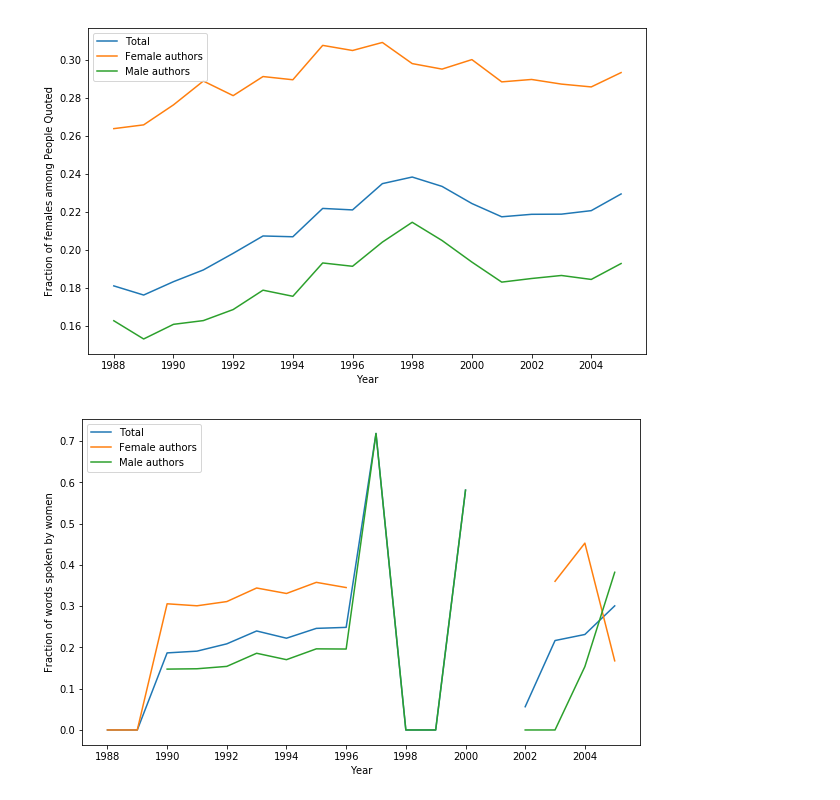
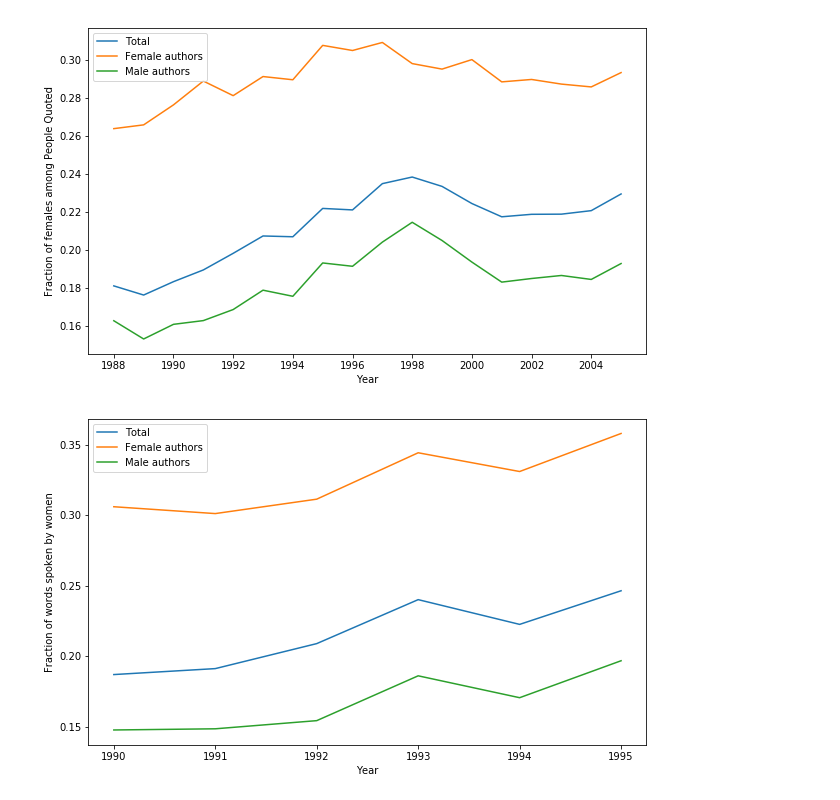
Before and after one commit to viswajithiii/gendermeme, a Jupyter notebook: Explore NYT Results.ipynb, the cells around one changed output. Drawn from its saved outputs; the diff is of its cells as text; code cells hidden in the pictures.

```diff
--- a/Explore NYT Results.ipynb
+++ b/Explore NYT Results.ipynb
@@ -76,7 +76,7 @@ def display_table(groupedby):
             agg_table['{}_{}_ratio'.format(counts, gend)] = agg_table[counts + '_' + gend]/sum_
     return agg_table
 # %%
-def plot_ratio_over_time(df, criterion, gender, desc='', only_women=False):
+def plot_ratio_over_time(df, criterion, gender, desc='', only_women=False, start_year=None, end_year=None):
     """
     Criterion is something like 'ment', 'dist' or 'quotes'
     gender is 'm' or 'f'.
@@ -94,6 +94,10 @@ def plot_ratio_over_time(df, criterion, gender, desc='', only_women=False):
         'quotes': 'People Quoted',
         'quoted_words': 'Quoted words'
     }
+    if start_year:
+        df = df[df['year'] >= start_year]
+    if end_year:
+        df = df[df['year'] <= end_year]
     gb_y = df.groupby(['year'])
     gb_gend = df.groupby(['author_gender'])
     plot_col = '{}_{}_ratio'.format(criterion, gender)
@@ -230,8 +234,8 @@ plt.savefig('Quotes_over_time_NYT.png', dpi=100)
 # %% [output]
 [figure]
 # %%
-plot_ratio_over_time(df, 'quoted_words', 'f')
+plot_ratio_over_time(df, 'quoted_words', 'f', start_year=1990, end_year=1995)
 plt.gcf().set_size_inches(10, 6)
 plt.savefig('Quoted_words_over_time_NYT.png', dpi=100)
 # %% [output]
-[figure, old version]
+[figure, new version]
```
Also changed, not shown: parts of 5 cells of this notebook, 4 other files.
